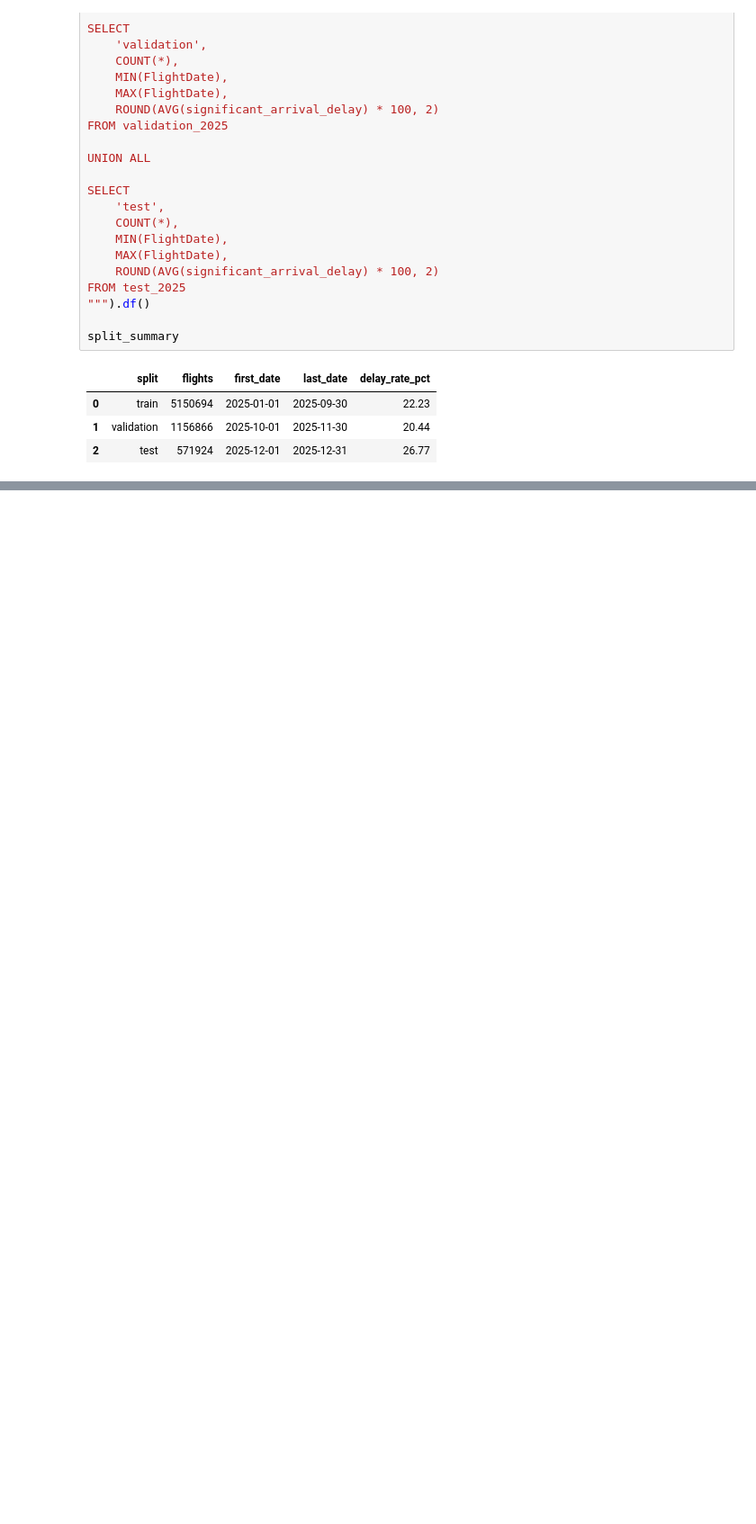
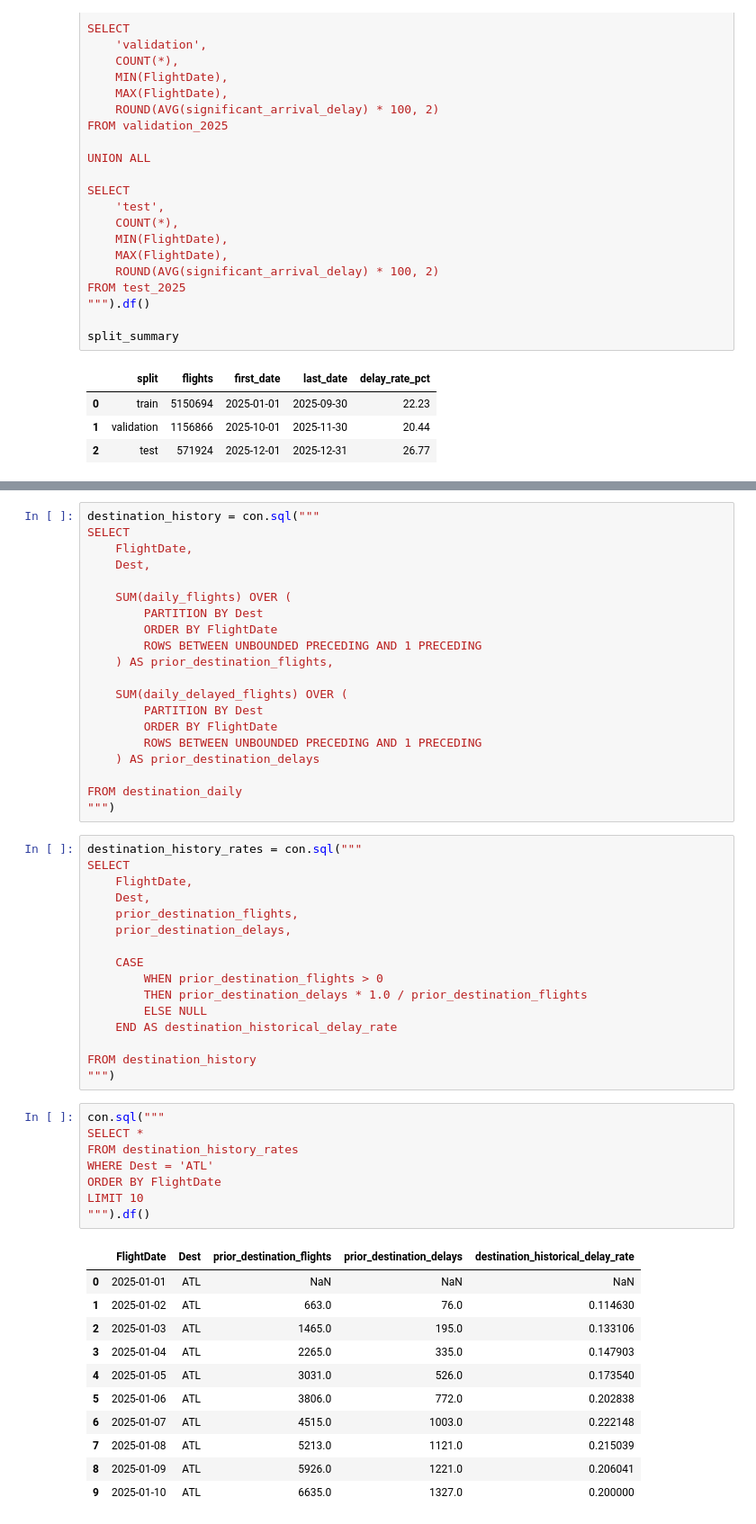
Before and after one commit to ttashi7/flight-operations-intelligence, a Jupyter notebook: notebooks/02_baseline_model.ipynb, the cells around one changed output, grey strips where cells are left out. Shown at 90% size. Drawn from its saved outputs; the diff is of its cells as text; blank space fills up the shorter version.

```diff
--- a/notebooks/02_baseline_model.ipynb
+++ b/notebooks/02_baseline_model.ipynb
@@ -548,0 +716,56 @@ split_summary
+# %%
+destination_history = con.sql("""
+SELECT
+    FlightDate,
+    Dest,
+
+    SUM(daily_flights) OVER (
+        PARTITION BY Dest
+        ORDER BY FlightDate
+        ROWS BETWEEN UNBOUNDED PRECEDING AND 1 PRECEDING
+    ) AS prior_destination_flights,
+
+    SUM(daily_delayed_flights) OVER (
+        PARTITION BY Dest
+        ORDER BY FlightDate
+        ROWS BETWEEN UNBOUNDED PRECEDING AND 1 PRECEDING
+    ) AS prior_destination_delays
+
+FROM destination_daily
+""")
+# %%
+destination_history_rates = con.sql("""
+SELECT
+    FlightDate,
+    Dest,
+    prior_destination_flights,
+    prior_destination_delays,
+
+    CASE
+        WHEN prior_destination_flights > 0
+        THEN prior_destination_delays * 1.0 / prior_destination_flights
+        ELSE NULL
+    END AS destination_historical_delay_rate
+
+FROM destination_history
+""")
+# %%
+con.sql("""
+SELECT *
+FROM destination_history_rates
+WHERE Dest = 'ATL'
+ORDER BY FlightDate
+LIMIT 10
+""").df()
+# %% [output]
+|  | FlightDate | Dest | prior_destination_flights | prior_destination_delays | destination_historical_delay_rate |
+| 0 | 2025-01-01 | ATL | NaN | NaN | NaN |
+| 1 | 2025-01-02 | ATL | 663.0 | 76.0 | 0.114630 |
+| 2 | 2025-01-03 | ATL | 1465.0 | 195.0 | 0.133106 |
+| 3 | 2025-01-04 | ATL | 2265.0 | 335.0 | 0.147903 |
+| 4 | 2025-01-05 | ATL | 3031.0 | 526.0 | 0.173540 |
+| 5 | 2025-01-06 | ATL | 3806.0 | 772.0 | 0.202838 |
+| 6 | 2025-01-07 | ATL | 4515.0 | 1003.0 | 0.222148 |
+| 7 | 2025-01-08 | ATL | 5213.0 | 1121.0 | 0.215039 |
+| 8 | 2025-01-09 | ATL | 5926.0 | 1221.0 | 0.206041 |
+| 9 | 2025-01-10 | ATL | 6635.0 | 1327.0 | 0.200000 |
```
Also changed, not shown: parts of 41 cells of this notebook.
